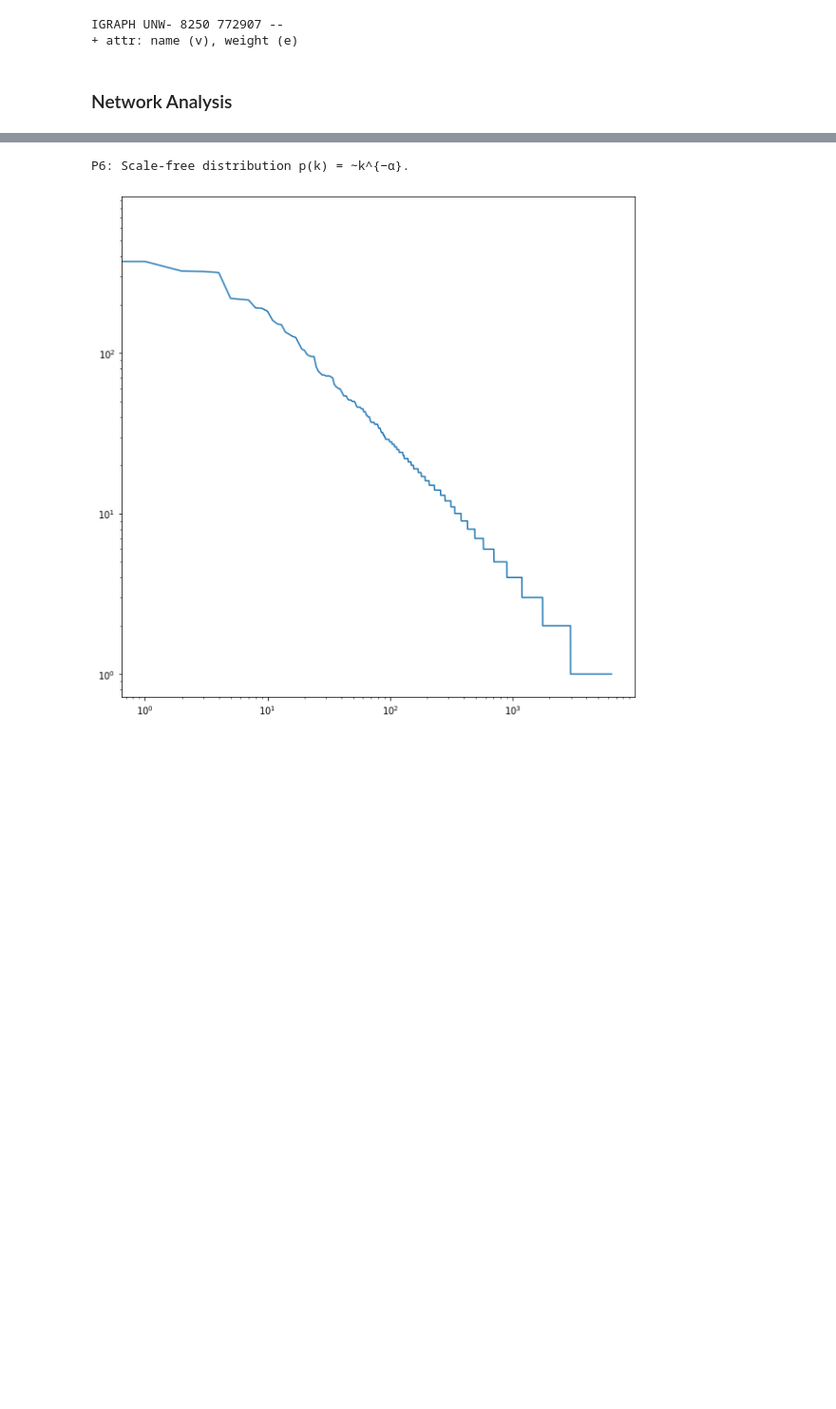
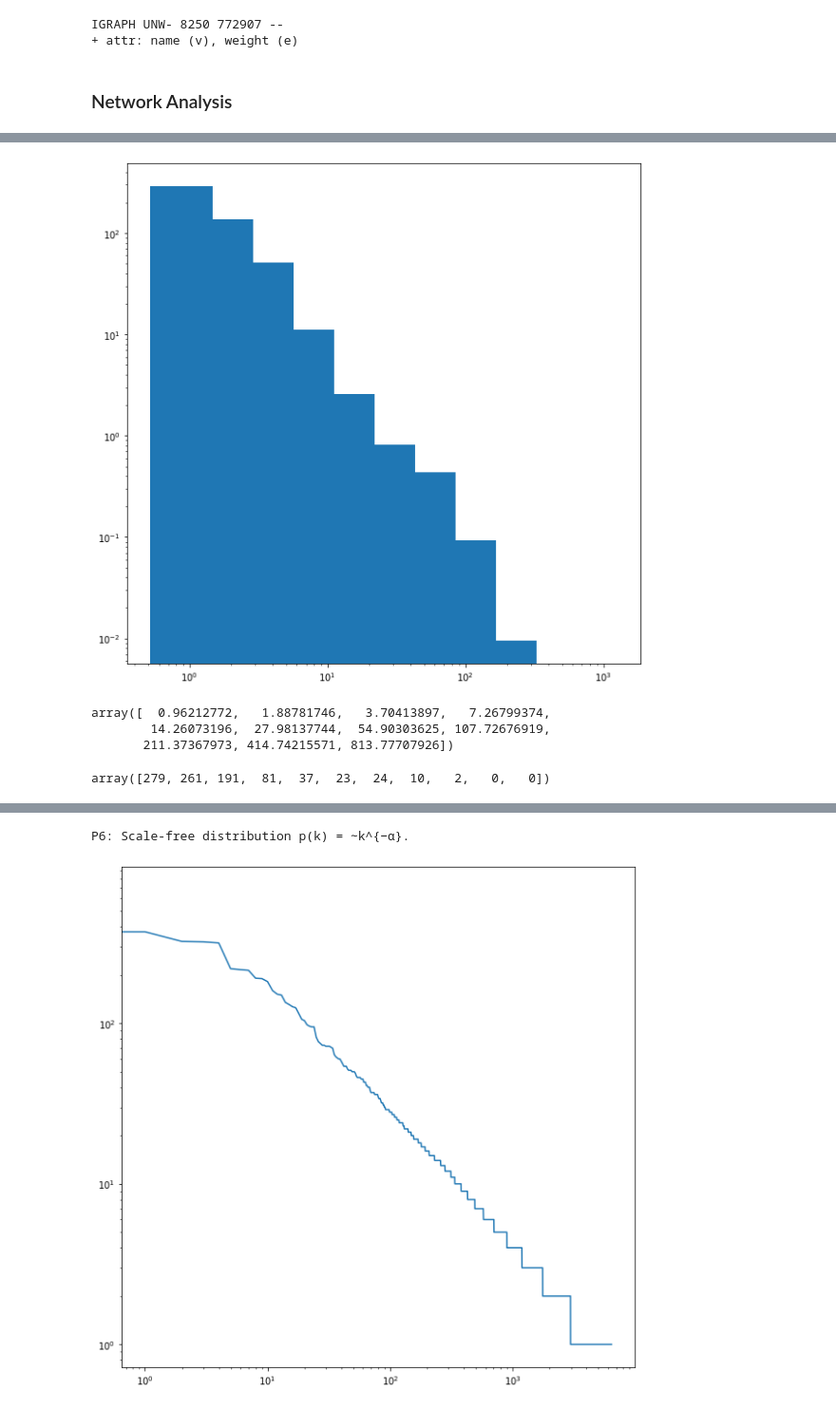
Before and after one commit to diazmx/phd-thesis-lab, a Jupyter notebook: 04-Analysis/02-NetworkModel.ipynb, the cells around one changed output, grey strips where cells are left out. Shown at 95% size. Drawn from its saved outputs; the diff is of its cells as text; code cells hidden in the pictures; blank space fills up the shorter version.

```diff
--- a/04-Analysis/02-NetworkModel.ipynb
+++ b/04-Analysis/02-NetworkModel.ipynb
@@ -345,0 +418,29 @@ P6: Scale-free distribution p(k) = ∼k^{−α}.
+# %%
+# something random to plot
+data = degree_list
+# log-scaled bins
+plt.figure(figsize=(10, 10))
+bins = np.logspace(0, 3.22, 12)
+widths = (bins[1:] - bins[:-1])
+
+# Calculate histogram
+hist = np.histogram(data, bins=bins)
+# normalize by bin width
+hist_norm = hist[0]/widths
+
+# plot it!
+plt.bar(bins[:-1], hist_norm, widths)
+plt.xscale('log')
+plt.yscale('log')
+# %% [output]
+[figure, added]
+# %%
+widths
+# %% [output]
+array([  0.96212772,   1.88781746,   3.70413897,   7.26799374,
+        14.26073196,  27.98137744,  54.90303625, 107.72676919,
+       211.37367973, 414.74215571, 813.77707926])
+# %%
+hist[0]
+# %% [output]
+array([279, 261, 191,  81,  37,  23,  24,  10,   2,   0,   0])
```
Also changed, not shown: parts of 31 cells of this notebook, 2 other files.
